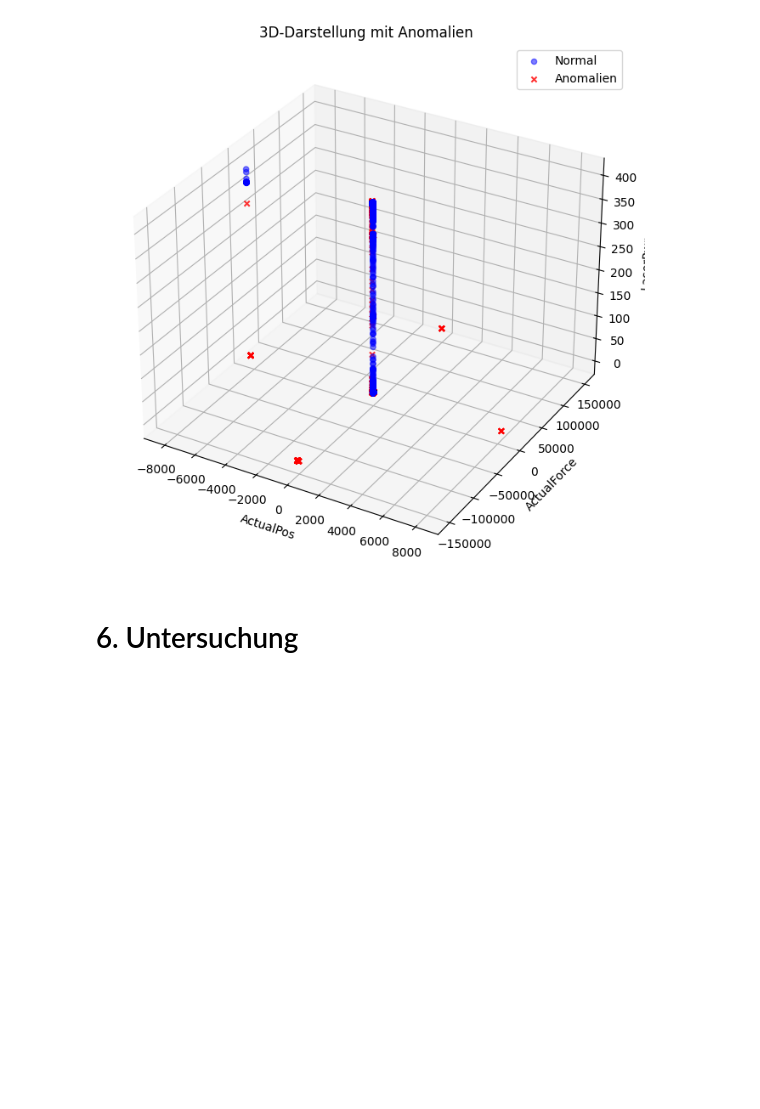
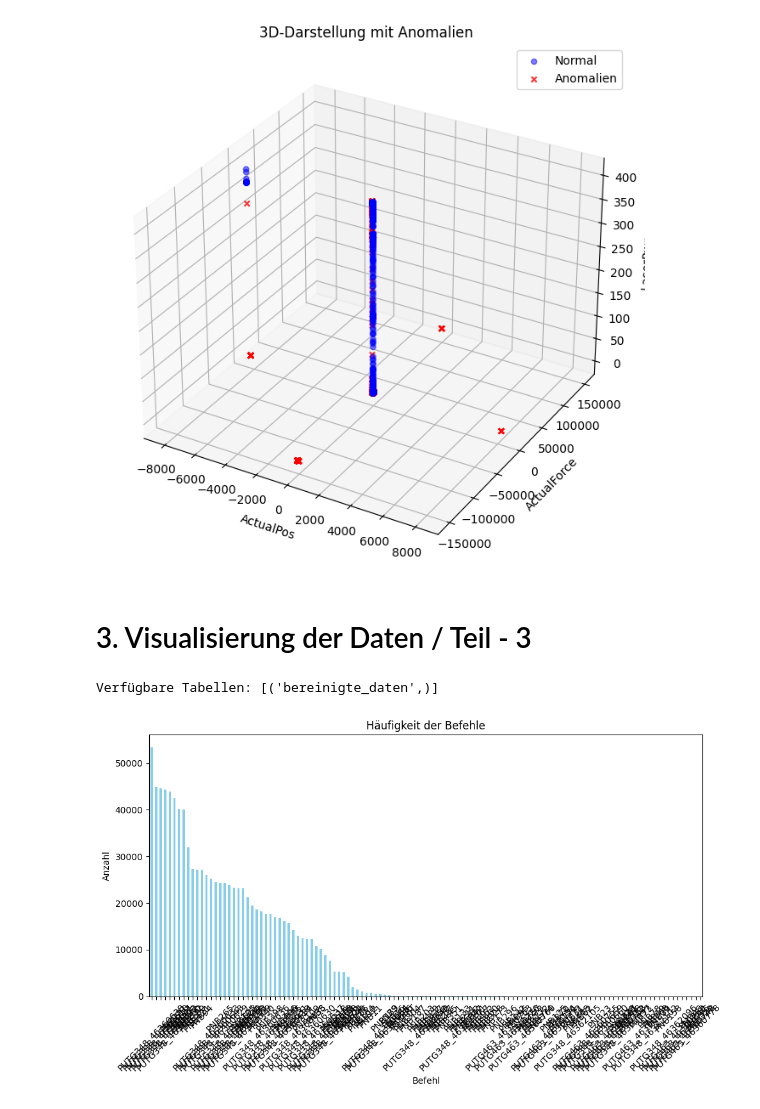
Before and after one commit to jfawer/Data_Mining, a Jupyter notebook: analyse.ipynb, the cells around one changed output. Saved outputs shown, nothing was run; the diff lists cells and outputs as text; code cells hidden in the pictures; blank space fills up the shorter version.

```diff
--- a/analyse.ipynb
+++ b/analyse.ipynb
@@ -290,5 +274,42 @@ plt.show()
 # %% [output]
 [figure]
 [figure]
-# %% [markdown]
-# 6. Untersuchung
+# %% [markdown]
+# 3. Visualisierung der Daten / Teil - 3
+# %%
+# Verbindung zur SQLite-Datenbank herstellen
+db_path = 'datenbank_clean.db'
+conn = sqlite3.connect(db_path)
+
+# Tabellen in der Datenbank auflisten
+cursor = conn.cursor()
+cursor.execute("SELECT name FROM sqlite_master WHERE type='table';")
+tables = cursor.fetchall()
+print("Verfügbare Tabellen:", tables)
+
+# Daten aus der Tabelle 'bereinigte_daten' laden
+query = "SELECT * FROM bereinigte_daten"  # Tabellennamen angepasst
+df = pd.read_sql_query(query, conn)
+
+# Überprüfen, ob die Spalte "Befehle" existiert
+if 'Befehl' in df.columns:
+    # Häufigkeitsanalyse der Spalte "Befehle"
+    befehle_counts = df['Befehl'].value_counts()
+
+    # Visualisierung: Balkendiagramm
+    plt.figure(figsize=(10, 6))
+    befehle_counts.plot(kind='bar', color='skyblue')
+    plt.title('Häufigkeit der Befehle')
+    plt.xlabel('Befehl')
+    plt.ylabel('Anzahl')
+    plt.xticks(rotation=45)
+    plt.tight_layout()
+    plt.show()
+else:
+    print("Die Spalte 'Befehle' ist nicht in den Daten vorhanden.")
+
+# Verbindung zur Datenbank schließen
+conn.close()
+# %% [output]
+Verfügbare Tabellen: [('bereinigte_daten',)]
+[figure, added]
```
Also changed, not shown: parts of 8 cells of this notebook.
